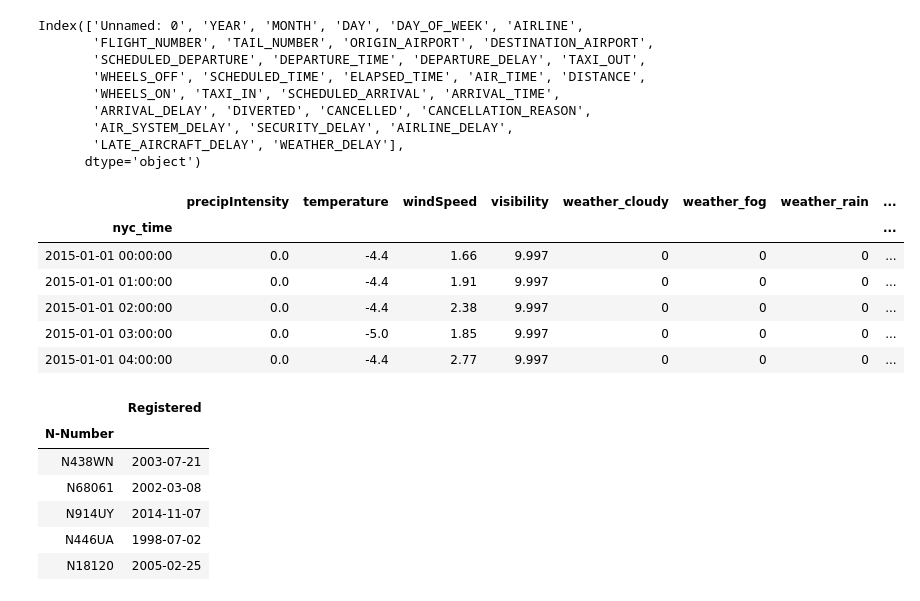
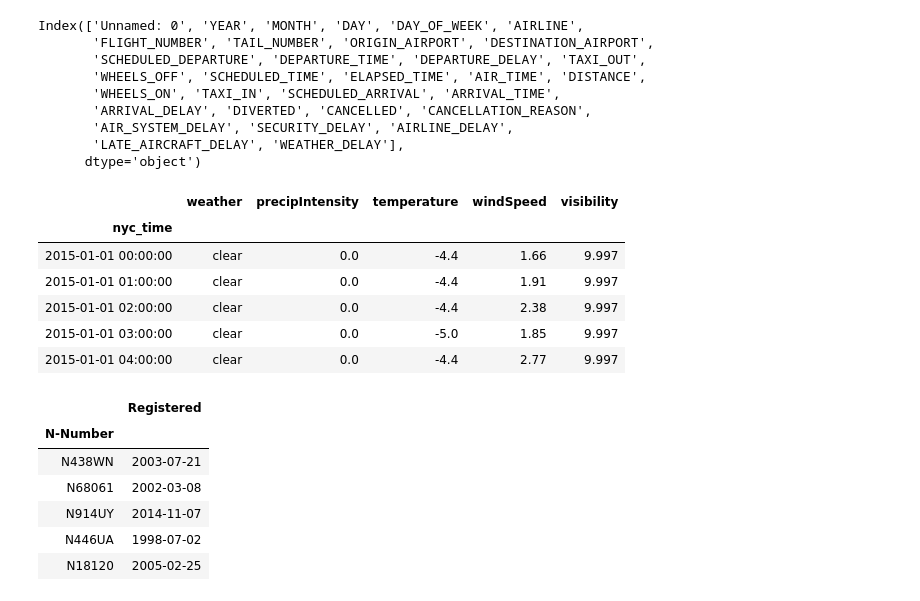
Before and after one commit to khairulomar/Flight_Delays, a Jupyter notebook: first_view.ipynb, the cells around one changed output. Saved outputs shown, nothing was run; the diff lists cells and outputs as text; code cells hidden in the pictures.

```diff
--- a/first_view.ipynb
+++ b/first_view.ipynb
@@ -74,23 +83,22 @@ temp_columns = ['NYC_TIME_TEMP', 'TAIL_NUMBER']
 df = df[keep_columns + temp_columns]
 # %%
-# Import weather database
+# Import and clean DarkSky weather database
+# See separate notbook: dark_sky.ipynb for details on data extraction
 
-weather = pd.DataFrame(pd.read_csv('newark_weather.csv'))
+weather = pd.DataFrame(pd.read_csv('newark_weather.csv')) # saved output from DarkSky
 weather.drop('Unnamed: 0', axis=1, inplace=True)
 weather['temperature'] = weather['temperature'].apply(lambda row: round(row,1))
 weather['nyc_time'] = pd.to_datetime(weather['nyc_time'])
 weather = weather.rename(columns={'icon':'weather'})
 weather = weather.set_index('nyc_time')
 weather = weather[weather.columns[:-4]]
-weather = pd.get_dummies(weather, prefix='weather', columns=['weather'])
-weather.drop(['weather_clear', 'weather_partly-cloudy'], axis=1, inplace=True) # instead of drop first
 weather.head()
 # %% [output]
-|  | precipIntensity | temperature | windSpeed | visibility | weather_cloudy | weather_fog | weather_rain | ... |
-| nyc_time |  |  |  |  |  |  |  | ... |
-| 2015-01-01 00:00:00 | 0.0 | -4.4 | 1.66 | 9.997 | 0 | 0 | 0 | ... |
-| 2015-01-01 01:00:00 | 0.0 | -4.4 | 1.91 | 9.997 | 0 | 0 | 0 | ... |
-| 2015-01-01 02:00:00 | 0.0 | -4.4 | 2.38 | 9.997 | 0 | 0 | 0 | ... |
-| 2015-01-01 03:00:00 | 0.0 | -5.0 | 1.85 | 9.997 | 0 | 0 | 0 | ... |
-| 2015-01-01 04:00:00 | 0.0 | -4.4 | 2.77 | 9.997 | 0 | 0 | 0 | ... |
+|  | weather | precipIntensity | temperature | windSpeed | visibility |
+| nyc_time |  |  |  |  |  |
+| 2015-01-01 00:00:00 | clear | 0.0 | -4.4 | 1.66 | 9.997 |
+| 2015-01-01 01:00:00 | clear | 0.0 | -4.4 | 1.91 | 9.997 |
+| 2015-01-01 02:00:00 | clear | 0.0 | -4.4 | 2.38 | 9.997 |
+| 2015-01-01 03:00:00 | clear | 0.0 | -5.0 | 1.85 | 9.997 |
+| 2015-01-01 04:00:00 | clear | 0.0 | -4.4 | 2.77 | 9.997 |
 # %%
```
Also changed, not shown: parts of 28 cells of this notebook.
